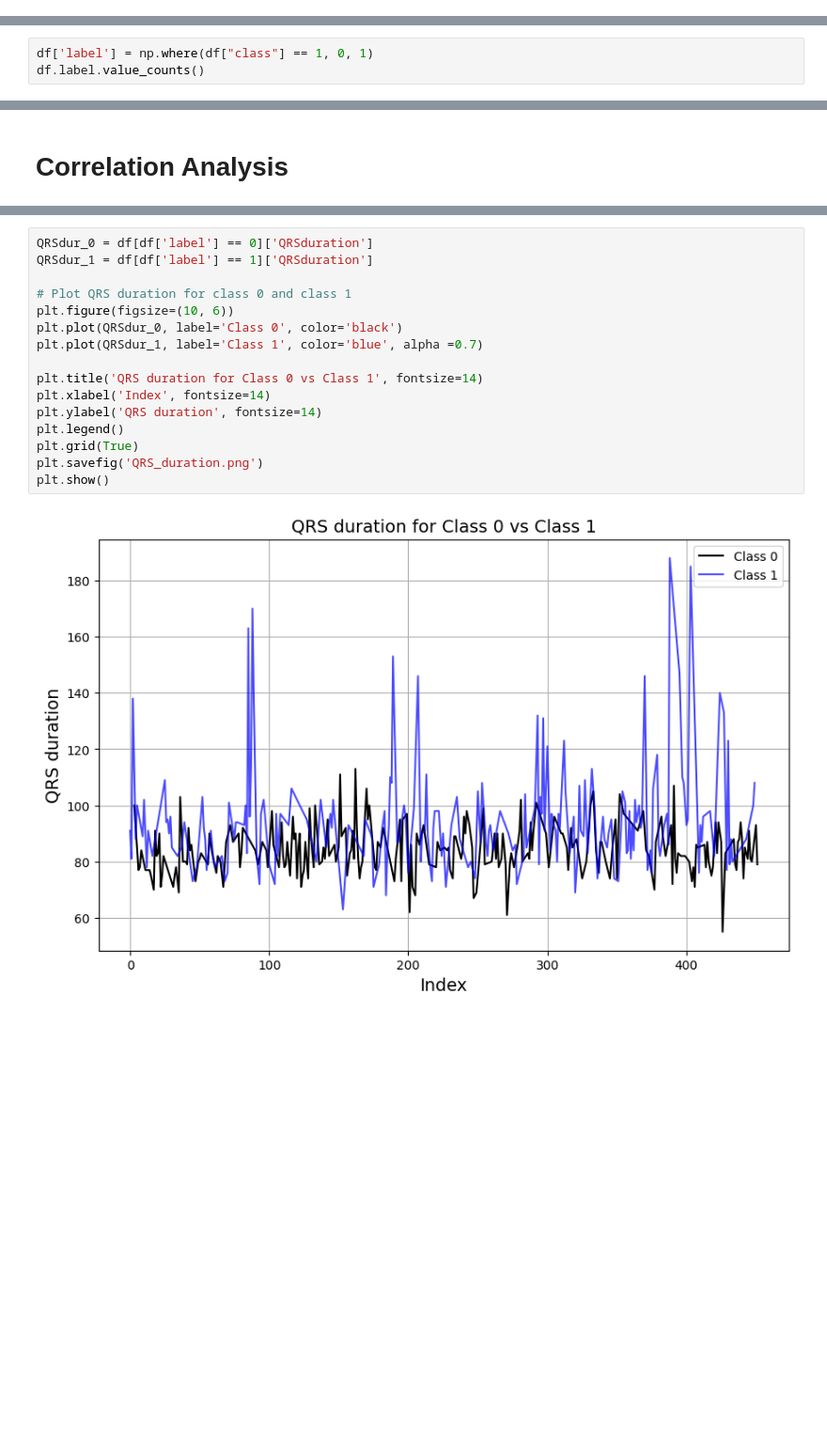
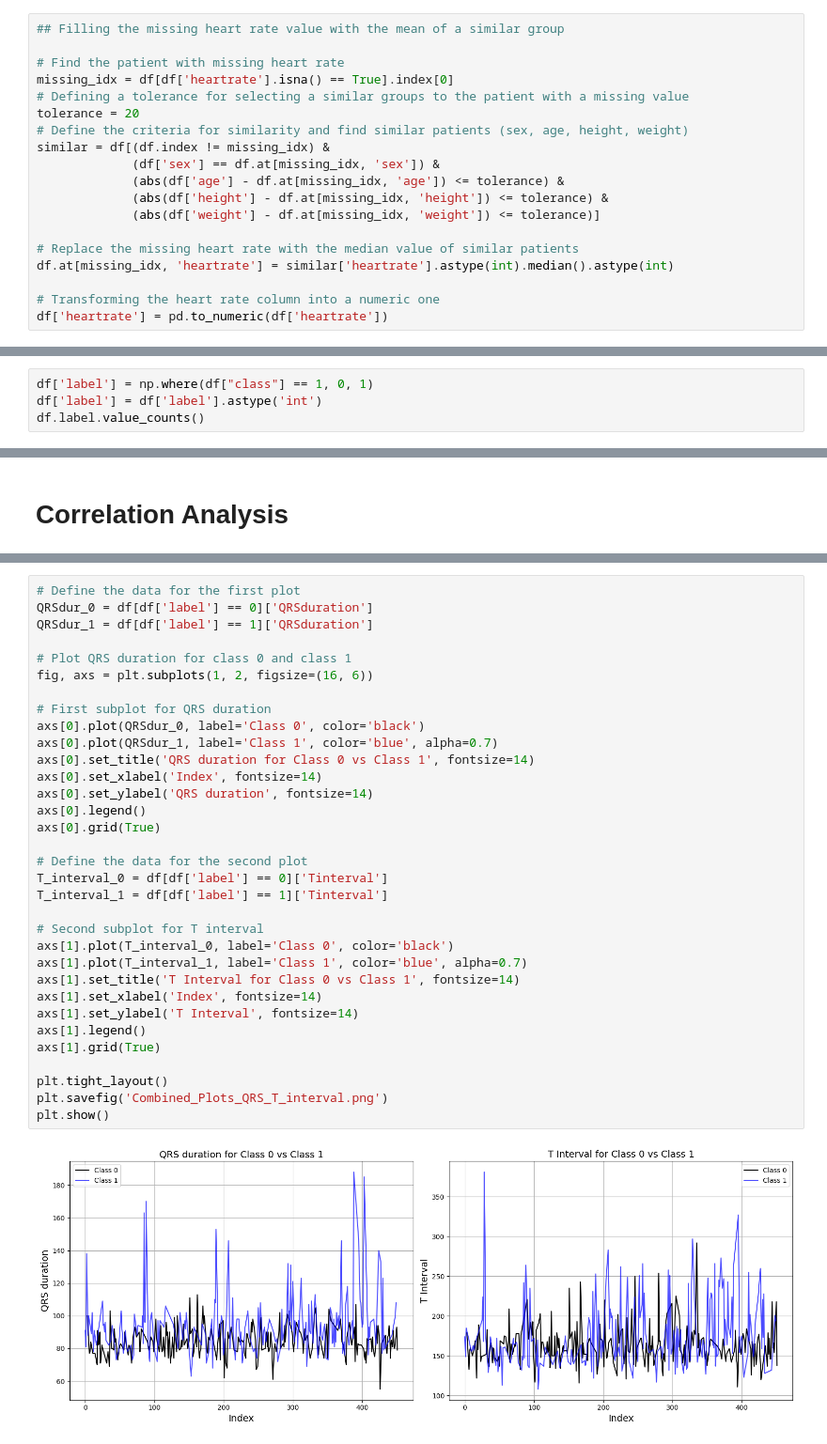
Before and after one commit to DataScientest-Studio/jan24_bds_int_atrial_fibrillation, a Jupyter notebook: notebooks/uci-bilknet-arrhythmia_eda.ipynb, the cells around one changed output, grey strips where cells are left out. Shown at 94% size. Cells and saved outputs as stored; diff of their text form; blank space fills up the shorter version.

```diff
--- a/notebooks/uci-bilknet-arrhythmia_eda.ipynb
+++ b/notebooks/uci-bilknet-arrhythmia_eda.ipynb
@@ -146,6 +145,25 @@ NaN % in QRST : 0.0
 NaN % in J : 83.0
 NaN % in heartrate : 0.0
 [figure]
+# %%
+## Filling the missing heart rate value with the mean of a similar group
+
+# Find the patient with missing heart rate
+missing_idx = df[df['heartrate'].isna() == True].index[0]
+# Defining a tolerance for selecting a similar groups to the patient with a missing value
+tolerance = 20
+# Define the criteria for similarity and find similar patients (sex, age, height, weight)
+similar = df[(df.index != missing_idx) &
+             (df['sex'] == df.at[missing_idx, 'sex']) &
+             (abs(df['age'] - df.at[missing_idx, 'age']) <= tolerance) &
+             (abs(df['height'] - df.at[missing_idx, 'height']) <= tolerance) &
+             (abs(df['weight'] - df.at[missing_idx, 'weight']) <= tolerance)]
+
+# Replace the missing heart rate with the median value of similar patients
+df.at[missing_idx, 'heartrate'] = similar['heartrate'].astype(int).median().astype(int)
+
+# Transforming the heart rate column into a numeric one
+df['heartrate'] = pd.to_numeric(df['heartrate'])
 # %%
 ## Remove/fill missing values
 # 1st approach: using nearest neighbor
@@ -500,6 +508,7 @@ False    207
 Name: count, dtype: int64
 # %%
 df['label'] = np.where(df["class"] == 1, 0, 1)
+df['label'] = df['label'].astype('int')
 df.label.value_counts()
 # %% [output]
 label
@@ -719,19 +770,36 @@ plt.show()
 <Figure size 1500x600 with 0 Axes>
 # %%
+# Define the data for the first plot
 QRSdur_0 = df[df['label'] == 0]['QRSduration']
 QRSdur_1 = df[df['label'] == 1]['QRSduration']
 
 # Plot QRS duration for class 0 and class 1
-plt.figure(figsize=(10, 6))
-plt.plot(QRSdur_0, label='Class 0', color='black')
-plt.plot(QRSdur_1, label='Class 1', color='blue', alpha =0.7)
+fig, axs = plt.subplots(1, 2, figsize=(16, 6))
 
-plt.title('QRS duration for Class 0 vs Class 1', fontsize=14)
-plt.xlabel('Index', fontsize=14)
-plt.ylabel('QRS duration', fontsize=14)
-plt.legend()
-plt.grid(True)
-plt.savefig('QRS_duration.png')
+# First subplot for QRS duration
+axs[0].plot(QRSdur_0, label='Class 0', color='black')
+axs[0].plot(QRSdur_1, label='Class 1', color='blue', alpha=0.7)
+axs[0].set_title('QRS duration for Class 0 vs Class 1', fontsize=14)
+axs[0].set_xlabel('Index', fontsize=14)
+axs[0].set_ylabel('QRS duration', fontsize=14)
+axs[0].legend()
+axs[0].grid(True)
+
+# Define the data for the second plot
+T_interval_0 = df[df['label'] == 0]['Tinterval']
+T_interval_1 = df[df['label'] == 1]['Tinterval']
+
+# Second subplot for T interval
+axs[1].plot(T_interval_0, label='Class 0', color='black')
+axs[1].plot(T_interval_1, label='Class 1', color='blue', alpha=0.7)
+axs[1].set_title('T Interval for Class 0 vs Class 1', fontsize=14)
+axs[1].set_xlabel('Index', fontsize=14)
+axs[1].set_ylabel('T Interval', fontsize=14)
+axs[1].legend()
+axs[1].grid(True)
+
+plt.tight_layout()
+plt.savefig('Combined_Plots_QRS_T_interval.png')
 plt.show()
 # %% [output]
-[figure, old version]
+[figure, new version]
```
Also changed, not shown: parts of 31 cells of this notebook, 1 other file.
